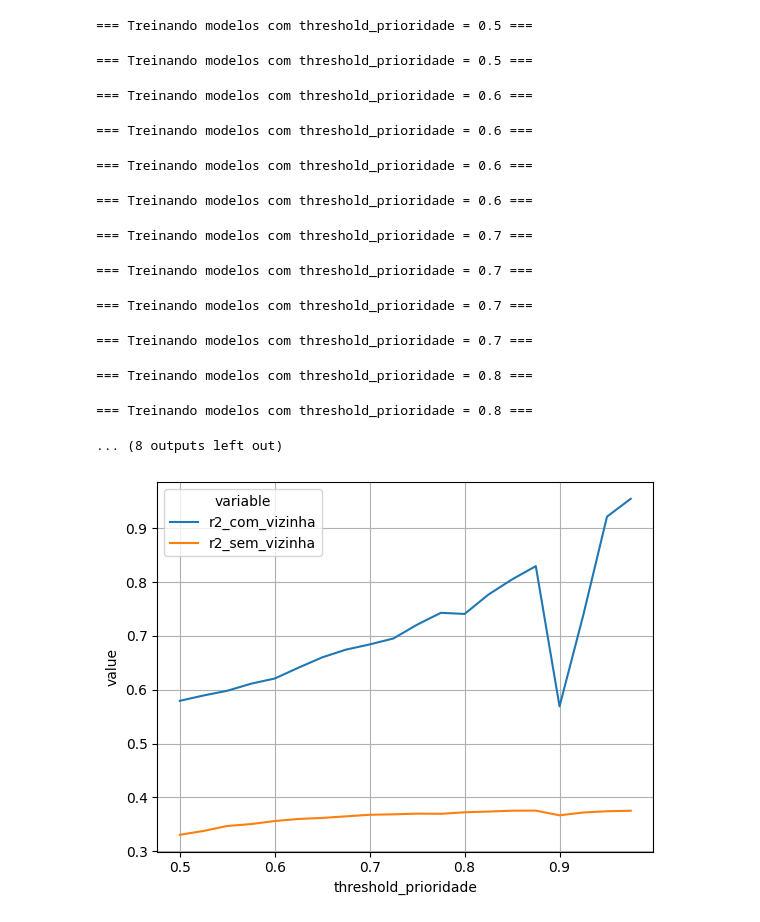
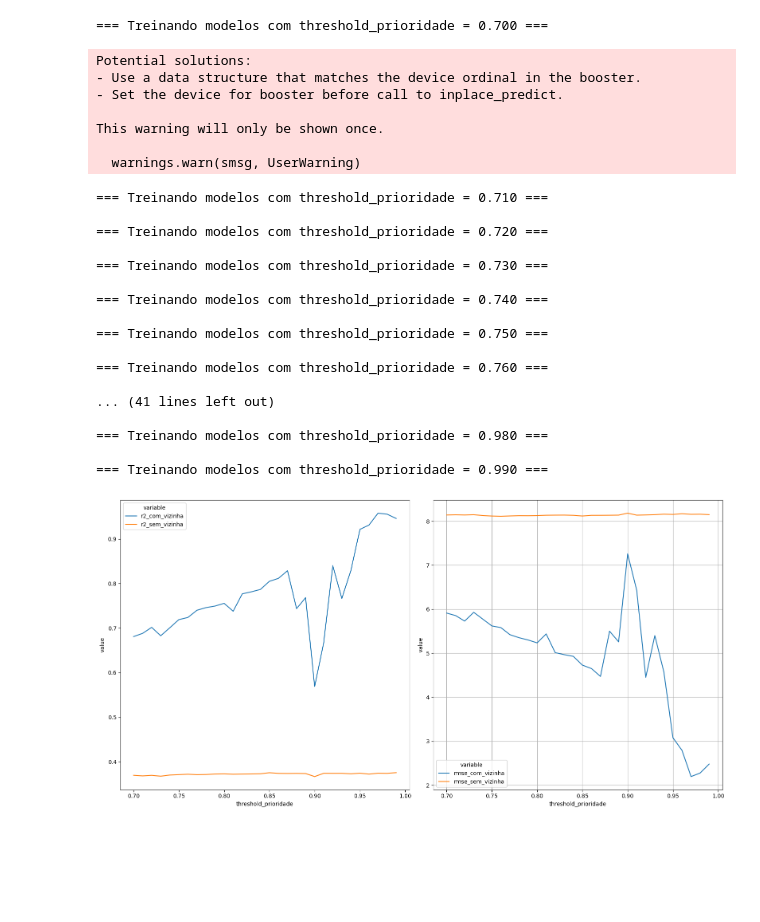
Before and after one commit to mateus-santos-rocha/doutorado, a Jupyter notebook: 3.modelling.ipynb, the cells around one changed output. Saved outputs shown, nothing was run; the diff lists cells and outputs as text; code cells hidden in the pictures; blank space fills up the shorter version.

```diff
--- a/3.modelling.ipynb
+++ b/3.modelling.ipynb
@@ -118,0 +30,20 @@ abt_estacoes_vizinhas['dt_medicao_ano'] = abt_estacoes_vizinhas['dt_medicao'].dt
+# %%
+threshold_prioridade = 0.5
+percent_datetime_partitioning_split = 0.7
+
+abt_estacoes_vizinhas = get_abt_estacoes_vizinhas(modelling_conn=modelling_conn)
+
+model_params = {
+    "tree_method": "hist",
+    "device": "cuda"
+}
+
+abt_com_vizinha,abt_sem_vizinha = split_com_sem_vizinha(abt_estacoes_vizinhas,threshold_prioridade)
+
+treinamento_com_vizinha,validacao_com_vizinha = particao_por_estacao(abt_com_vizinha,percent_datetime_partitioning_split)
+treinamento_sem_vizinha,validacao_sem_vizinha = particao_por_estacao(abt_sem_vizinha,percent_datetime_partitioning_split)
+
+X_com_vizinha_treino,y_com_vizinha_treino = feature_selection(treinamento_com_vizinha,featurelist_com_vizinha,target)
+X_sem_vizinha_treino,y_sem_vizinha_treino = feature_selection(treinamento_sem_vizinha,featurelist_sem_vizinha,target)
+X_com_vizinha_validacao,y_com_vizinha_validacao = feature_selection(validacao_com_vizinha,featurelist_com_vizinha,target)
+X_sem_vizinha_validacao,y_sem_vizinha_validacao = feature_selection(validacao_sem_vizinha,featurelist_sem_vizinha,target)
@@ -119,7 +64,7 @@ abt_estacoes_vizinhas['dt_medicao_ano'] = abt_estacoes_vizinhas['dt_medicao'].dt
 # %%
 resultados_lista = []
 
-for threshold in np.arange(0.7, 1.0, 0.01):
+for threshold in np.arange(0.7, 0.99, 0.01):
     print(f"\n=== Treinando modelos com threshold_prioridade = {threshold:.3f} ===")
     resultados = treinar_modelos_precipitacao(
         abt_estacoes_vizinhas=abt_estacoes_vizinhas,
@@ -138,18 +83,33 @@ for threshold in np.arange(0.7, 1.0, 0.01):
         'mae_sem_vizinha': resultados['sem_vizinha']['mae'],
         'r2_sem_vizinha': resultados['sem_vizinha']['r2']
     })
+
+
+df = pd.DataFrame(resultados_lista)
 # %% [output]
-=== Treinando modelos com threshold_prioridade = 0.5 ===
+=== Treinando modelos com threshold_prioridade = 0.700 ===
-=== Treinando modelos com threshold_prioridade = 0.5 ===
+Potential solutions:
+- Use a data structure that matches the device ordinal in the booster.
+- Set the device for booster before call to inplace_predict.
+
+This warning will only be shown once.
+
+  warnings.warn(smsg, UserWarning)
-=== Treinando modelos com threshold_prioridade = 0.6 ===
+=== Treinando modelos com threshold_prioridade = 0.710 ===
+
+=== Treinando modelos com threshold_prioridade = 0.720 ===
+
+=== Treinando modelos com threshold_prioridade = 0.730 ===
+
+=== Treinando modelos com threshold_prioridade = 0.740 ===
+
+=== Treinando modelos com threshold_prioridade = 0.750 ===
+
+=== Treinando modelos com threshold_prioridade = 0.760 ===
+
+... (41 lines left out)
+
+=== Treinando modelos com threshold_prioridade = 0.980 ===
+
+=== Treinando modelos com threshold_prioridade = 0.990 ===
-=== Treinando modelos com threshold_prioridade = 0.6 ===
-=== Treinando modelos com threshold_prioridade = 0.6 ===
-=== Treinando modelos com threshold_prioridade = 0.6 ===
-=== Treinando modelos com threshold_prioridade = 0.7 ===
-=== Treinando modelos com threshold_prioridade = 0.7 ===
-=== Treinando modelos com threshold_prioridade = 0.7 ===
-=== Treinando modelos com threshold_prioridade = 0.7 ===
-=== Treinando modelos com threshold_prioridade = 0.8 ===
-=== Treinando modelos com threshold_prioridade = 0.8 ===
-... (8 outputs left out)
 # %%
@@ -157,6 +116,12 @@ import seaborn as sns
 df = pd.DataFrame(resultados_lista)
 # %%
-sns.lineplot(data=pd.melt(df[['threshold_prioridade','r2_com_vizinha','r2_sem_vizinha']],id_vars=['threshold_prioridade']),x='threshold_prioridade',y='value',hue='variable')
+fig, axes = plt.subplots(1, 2, figsize=(16, 8), sharex=False)
+
+sns.lineplot(data=pd.melt(df[['threshold_prioridade','r2_com_vizinha','r2_sem_vizinha']],id_vars=['threshold_prioridade']),x='threshold_prioridade',y='value',hue='variable',ax=axes[0])
+sns.lineplot(data=pd.melt(df[['threshold_prioridade','rmse_com_vizinha','rmse_sem_vizinha']],id_vars=['threshold_prioridade']),x='threshold_prioridade',y='value',hue='variable',ax=axes[1])
+
+plt.tight_layout()
 plt.grid()
+plt.show()
 # %% [output]
-[figure, old version]
+[figure, new version]
```
Also changed, not shown: parts of 16 cells of this notebook, 2 other files.
